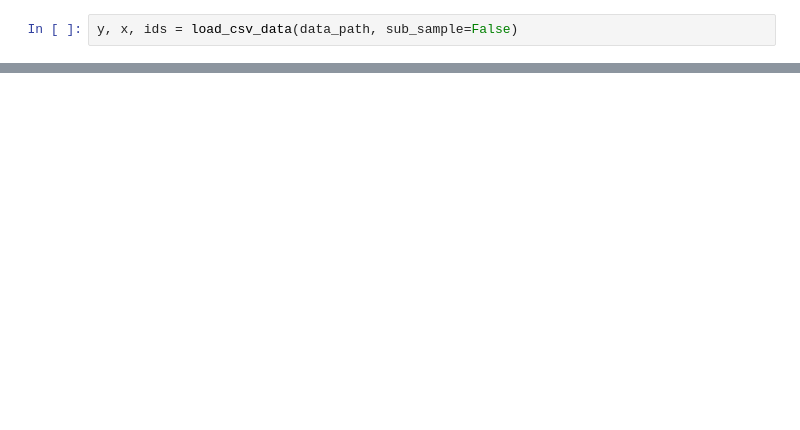
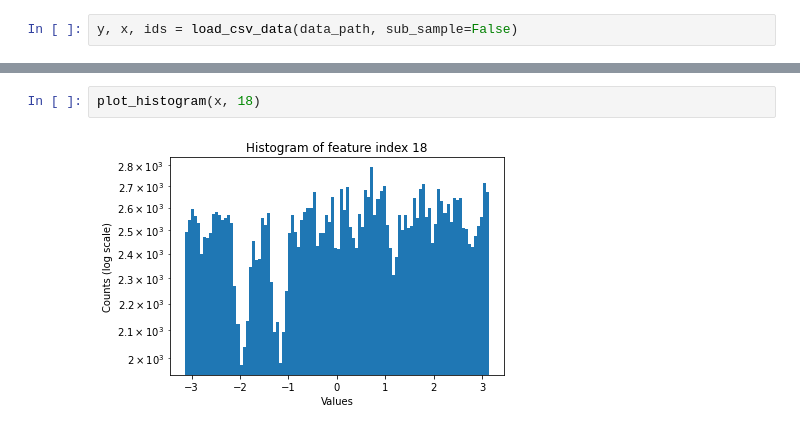
Before and after one commit to CS-433/ml-project-1-teamphilippe, a Jupyter notebook: project1.ipynb, the cells around one changed output, grey strips where cells are left out. Cells and saved outputs as stored; diff of their text form; blank space fills up the shorter version.

```diff
--- a/project1.ipynb
+++ b/project1.ipynb
@@ -61,0 +40,4 @@ tp/(tp+1/2*not_classified_correctly)
+# %%
+plot_histogram(x, 18)
+# %% [output]
+[figure, added]
```
Also changed, not shown: parts of 43 cells of this notebook, 10 other files.
